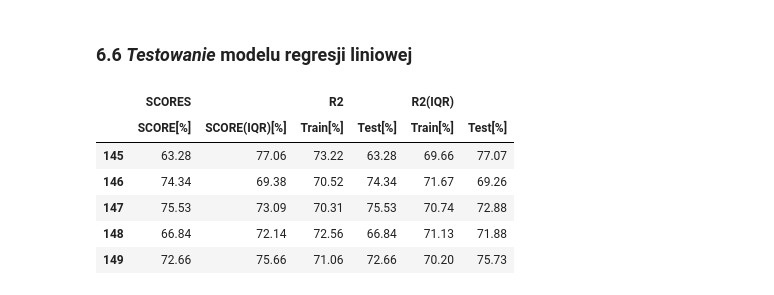
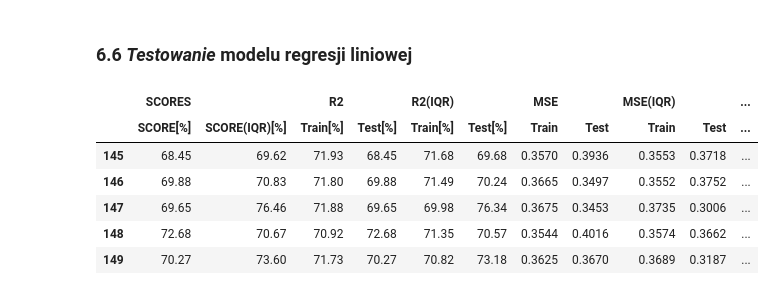
Before and after one commit to ArminD93/WorldHappinessReport, a Jupyter notebook: WorldHappinessReport_podsumowanie.ipynb, the cells around one changed output. Drawn from its saved outputs; the diff is of its cells as text; code cells hidden in the pictures.

```diff
--- a/WorldHappinessReport_podsumowanie.ipynb
+++ b/WorldHappinessReport_podsumowanie.ipynb
@@ -885,16 +889,32 @@ y_test shape:   (141, 1),     y_iqr_test shape: (139, 1)
 ### <a name='15'></a>6.5 Skalowanie wartości
 # %%
 scaler = StandardScaler()
-scaler.fit(X)
-X = scaler.transform(X)
+scaler.fit(X_train)
+
+X_train = scaler.transform(X_train)
+X_test = scaler.transform(X_test)
+
 
 scaler_iqr = StandardScaler()
-scaler_iqr.fit(X_iqr)
-X_iqr = scaler.transform(X_iqr)
+scaler_iqr.fit(X_iqr_train)
+
+X_iqr_train = scaler.transform(X_iqr_train)
+X_iqr_test = scaler.transform(X_iqr_test)
 # %% [markdown]
 ### <a name='16'></a>6.6 *Testowanie* modelu regresji liniowej
 # %%
-metric_cols =[('SCORES', 'SCORE[%]'), ('SCORES', 'SCORE(IQR)[%]'), ('R2','Train[%]'), ('R2','Test[%]'), ('R2(IQR)','Train[%]'), ('R2(IQR)','Test[%]')]
+metric_cols =[('SCORES', 'SCORE[%]'), ('SCORES', 'SCORE(IQR)[%]'),
+
+              ('R2','Train[%]'), ('R2','Test[%]'),
+              ('R2(IQR)','Train[%]'), ('R2(IQR)','Test[%]'),
+
+              ('MSE','Train'), ('MSE','Test'),
+              ('MSE(IQR)','Train'), ('MSE(IQR)','Test'),
+
+              ('RMSE','Train'), ('RMSE','Test'),
+              ('RMSE(IQR)','Train'), ('RMSE(IQR)','Test'),
+
+              ]
 
 metrics_df = pd.DataFrame(columns=metric_cols )
 metrics_df.columns = pd.MultiIndex.from_tuples(metrics_df.columns)
@@ -902,47 +922,77 @@ metrics_df.columns = pd.MultiIndex.from_tuples(metrics_df.columns)
 index = 0
 
 for i in range(150):
   # podzielimy dane na zbiory uczące i testowe:
   X_train, X_test, y_train, y_test = train_test_split(X, y, test_size=0.2)
   X_iqr_train, X_iqr_test, y_iqr_train, y_iqr_test = train_test_split(X_iqr, y_iqr, test_size=0.2)
 
   lr = LinearRegression()
   lr.fit(X_train, y_train)
 
   lin_reg_iqr = LinearRegression()
   lin_reg_iqr.fit(X_iqr_train, y_iqr_train)
 
   y_pred_test = lr.predict(X_test)
   y_pred_iqr_sc_test = lin_reg_iqr.predict(X_iqr_test)
 
   y_pred_train = lr.predict(X_train)
   y_pred_iqr_sc_train = lin_reg_iqr.predict(X_iqr_train)
 
-  score = lr.score(X_test, y_test)
-  score_iqr = lr.score(X_iqr_test, y_iqr_test)
 
-  r2_train =  r2_score(y_train, y_pred_train)
-  r2_train_iqr = r2_score(y_iqr_train, y_pred_iqr_sc_train)
+  # ---------------------------------------------------------------------------
+  score         = lr.score(X_test, y_test)
+  score_iqr     = lr.score(X_iqr_test, y_iqr_test)
 
-  r2_test =  r2_score(y_test, y_pred_test)
-  r2_test_iqr = r2_score(y_iqr_test, y_pred_iqr_sc_test)
+  r2_train      =  r2_score(y_train, y_pred_train)
+  r2_train_iqr  = r2_score(y_iqr_train, y_pred_iqr_sc_train)
 
-  SCORE, SCORE_IQR = (round(score*100,2), round(score_iqr*100,2) )
-  R2_train, R2_test = (round(r2_train*100,2), round(r2_test*100,2))
-  R2_IQR_train, R2_IQR_test = round(r2_train_iqr*100,2), round(r2_test_iqr*100,2)
+  r2_test       =  r2_score(y_test, y_pred_test)
+  r2_test_iqr   = r2_score(y_iqr_test, y_pred_iqr_sc_test)
+
+
+  mse_train     = mean_squared_error(y_train, y_pred_train)
+  mse_train_iqr = mean_squared_error(y_iqr_train, y_pred_iqr_sc_train)
+
+  mse_test      = mean_squared_error(y_test, y_pred_test)
+  mse_test_iqr  = mean_squared_error(y_iqr_test, y_pred_iqr_sc_test)
+
+  rmse_train     = mean_squared_error(y_train, y_pred_train, squared=False)
+  rmse_train_iqr = mean_squared_error(y_iqr_train, y_pred_iqr_sc_train, squared=False)
+
+  rmse_test      = mean_squared_error(y_test, y_pred_test, squared=False)
+  rmse_test_iqr  = mean_squared_error(y_iqr_test, y_pred_iqr_sc_test, squared=False)
+
+  # -----------------------------------------------------------------------------
+
+  SCORE, SCORE_IQR            = round(score*100, 2), round(score_iqr*100, 2)
+
+  R2_train, R2_test           = round(r2_train*100, 2), round(r2_test*100,2)
+  R2_IQR_train, R2_IQR_test   = round(r2_train_iqr*100, 2), round(r2_test_iqr*100, 2)
+
+  mse_train, mse_test         = round(mse_train, 4), round(mse_test, 4)
+  mse_IQR_train, mse_IQR_test = round(mse_train_iqr, 4), round(mse_test_iqr, 4)
+
+  rmse_train, rmse_test         = round(rmse_train, 4), round(rmse_test, 4)
+  rmse_IQR_train, rmse_IQR_test = round(rmse_train_iqr, 4), round(rmse_test_iqr, 4)
+
 
   # #############################################################################
 
-  metrics_df.loc[index] = [SCORE, SCORE_IQR, R2_train, R2_test, R2_IQR_train, R2_IQR_test]
+  metrics_df.loc[index] = [
+                          SCORE, SCORE_IQR,
+                          R2_train, R2_test, R2_IQR_train, R2_IQR_test,
+                          mse_train, mse_test, mse_IQR_train, mse_IQR_test,
+                          rmse_train, rmse_test, rmse_IQR_train, rmse_IQR_test
+                          ]
 
   index +=1
 
 metrics_df.tail()
 # %% [output]
-|  | SCORES |  | R2 |  | R2(IQR) |  |
-|  | SCORE[%] | SCORE(IQR)[%] | Train[%] | Test[%] | Train[%] | Test[%] |
-| 145 | 63.28 | 77.06 | 73.22 | 63.28 | 69.66 | 77.07 |
-| 146 | 74.34 | 69.38 | 70.52 | 74.34 | 71.67 | 69.26 |
-| 147 | 75.53 | 73.09 | 70.31 | 75.53 | 70.74 | 72.88 |
-| 148 | 66.84 | 72.14 | 72.56 | 66.84 | 71.13 | 71.88 |
-| 149 | 72.66 | 75.66 | 71.06 | 72.66 | 70.20 | 75.73 |
+|  | SCORES |  | R2 |  | R2(IQR) |  | MSE |  | MSE(IQR) |  | ... |
+|  | SCORE[%] | SCORE(IQR)[%] | Train[%] | Test[%] | Train[%] | Test[%] | Train | Test | Train | Test | ... |
+| 145 | 68.45 | 69.62 | 71.93 | 68.45 | 71.68 | 69.68 | 0.3570 | 0.3936 | 0.3553 | 0.3718 | ... |
+| 146 | 69.88 | 70.83 | 71.80 | 69.88 | 71.49 | 70.24 | 0.3665 | 0.3497 | 0.3552 | 0.3752 | ... |
+| 147 | 69.65 | 76.46 | 71.88 | 69.65 | 69.98 | 76.34 | 0.3675 | 0.3453 | 0.3735 | 0.3006 | ... |
+| 148 | 72.68 | 70.67 | 70.92 | 72.68 | 71.35 | 70.57 | 0.3544 | 0.4016 | 0.3574 | 0.3662 | ... |
+| 149 | 70.27 | 73.60 | 71.73 | 70.27 | 70.82 | 73.18 | 0.3625 | 0.3670 | 0.3689 | 0.3187 | ... |
```
Also changed, not shown: parts of 2 cells of this notebook.
